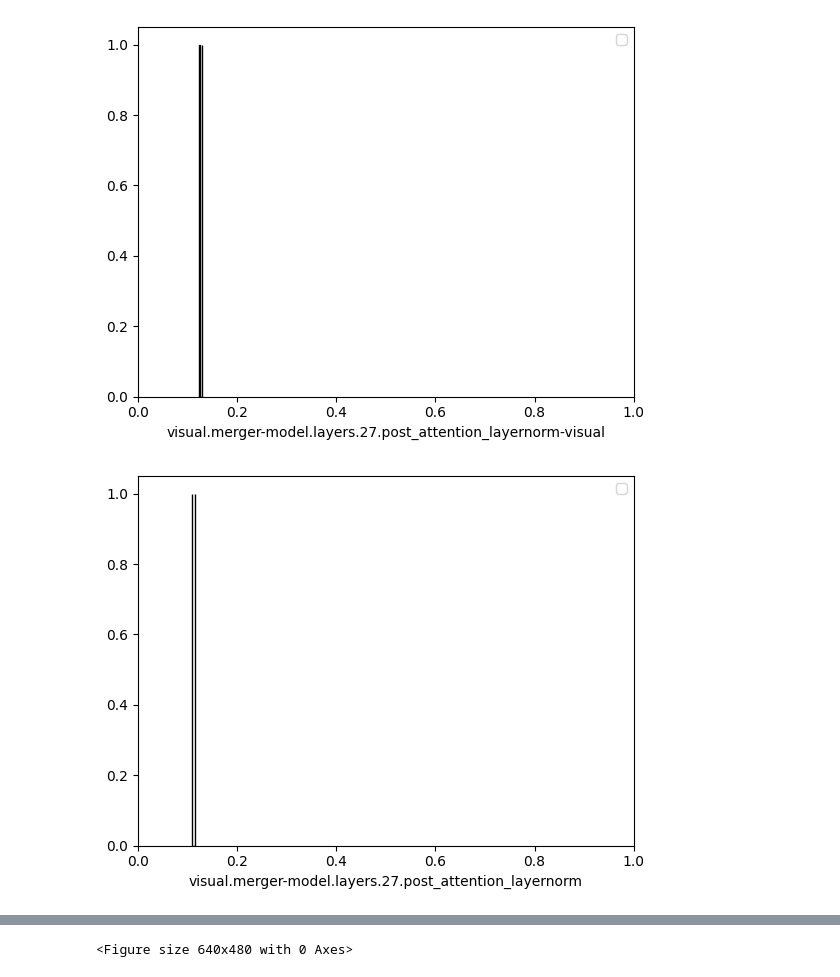
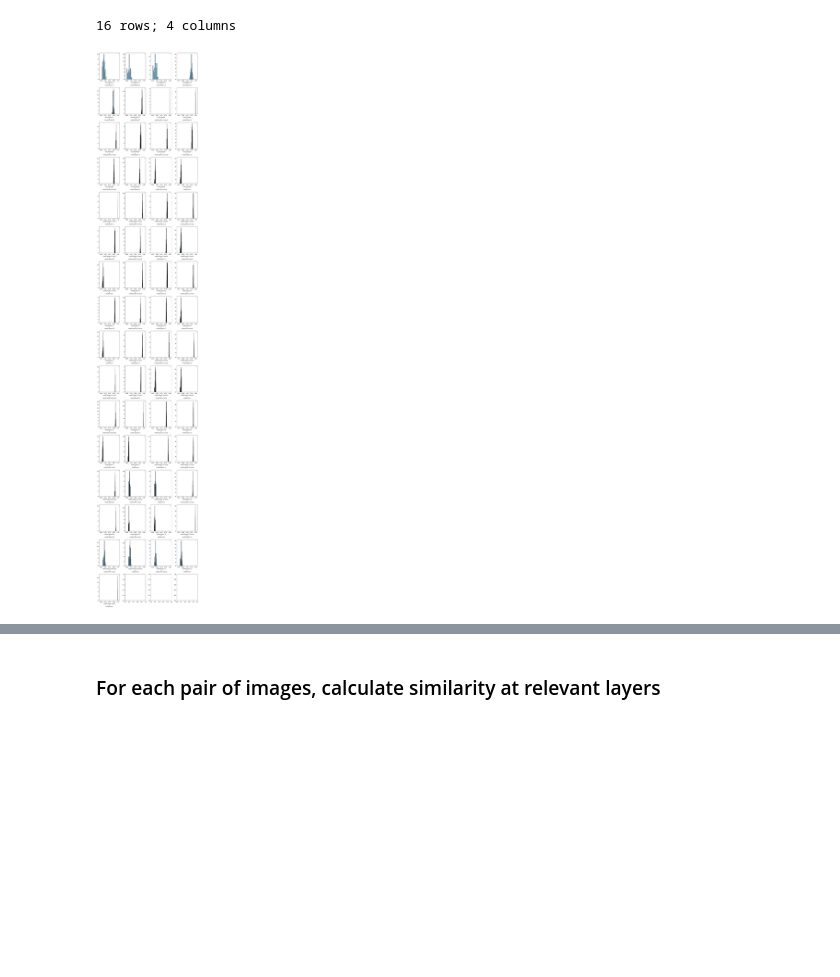
Before and after one commit to allisonchen23/vlm-lens, a Jupyter notebook: notebooks/get_representations.ipynb, the cells around one changed output, grey strips where cells are left out. Cells and saved outputs as stored; diff of their text form; code cells hidden in the pictures; blank space fills up the shorter version.

```diff
--- a/notebooks/get_representations.ipynb
+++ b/notebooks/get_representations.ipynb
@@ -180,6 +119,4 @@ visual_embs, n_visual_embs = db_utils.extract_visual_embeddings(
 # %%
-print(config.modules)
-
 module_names = []
 module_embeddings = []
 # Get input_ids
@@ -187,22 +124,24 @@ input_ids = db_utils.get_embeddings_by_layer(
     db_path=db_path,
     layer_name="input_ids",
     device="cuda")
-input_ids = db_utils.unwrap_embeddings(input_ids)
+input_ids, input_ids_same_shapes = db_utils.unwrap_embeddings(input_ids)
 
+# Get embeddings for each layer
 for module in config.modules:
     module_name = module.pattern
     module_embedding = db_utils.get_embeddings_by_layer(
         db_path=db_path,
         layer_name=module.pattern
     )
-    module_embedding = db_utils.unwrap_embeddings(module_embedding)
+    module_embedding, module_embedding_same_shapes = db_utils.unwrap_embeddings(module_embedding)
 
     # Compute mean embedding of visual tokens only (if applicable)
     if module_name.startswith("model."):
         module_visual_embedding, n_visual_tokens = db_utils.extract_visual_embeddings(
             input_ids=input_ids,
             llm_embeddings=module_embedding,
-            image_token_id=IMAGE_TOKEN_IDS[config.architecture]
+            image_token_id=IMAGE_TOKEN_IDS[config.architecture],
+            same_shapes=module_embedding_same_shapes
         )
         # Calculate mean embedding
         visual_mean_embeddings = db_utils.compute_mean_embeddings(
@@ -218,11 +157,12 @@ for module in config.modules:
     module_names.append(module_name)
     module_embeddings.append(mean_embeddings)
 
-# TODO: for each unique layer in DB (or is this saved in model.config?), get the embedding representations
-# TODO: Create similarity matrix for each pair of layers (averaged over (B * (B-1) / 2)), and save a visual representation
-
+print("Layers:")
+for layer in module_names:
+    print("\t{}".format(layer))
 n_modules = len(module_names)
 
+# Compare embeddings across each pair of layers
 comparison_names = []
 cosine_sims = []
 for i in range(n_modules - 1):
@@ -241,6 +181,6 @@ for i in range(n_modules - 1):
         # Only want diagonal because that is comparing same image to same image
         cosine_sim = np.diag(cosine_sim)
 
-        comparison_names.append("{}-{}".format(name_i, name_j))
+        comparison_names.append("{}\n\/\n{}".format(name_i, name_j))
         cosine_sims.append(cosine_sim)
 # %% [output]
@@ -258,18 +203,41 @@ matrices
 # %%
+# Graph histograms of similarity scores for each pair of layers
 n_graphs = len(comparison_names)
-# fig, axes = plt.subplots(1, 3)
+n_cols = 4
+n_rows = n_graphs // n_cols + 1
+print("{} rows; {} columns".format(n_rows, n_cols))
+fig, axes = plt.subplots(n_rows, n_cols, figsize=(3 * n_cols, 4 * n_rows))
 
-for idx in range(n_graphs):
-    # ax = axes[idx]
-    comparison_name = comparison_names[idx]
-    cosine_sim = cosine_sims[idx]
+graph_idx = 0
+# for idx in range(n_graphs):
+for row_idx in range(n_rows):
+    if graph_idx >= n_graphs:
+        break
+    for col_idx in range(n_cols):
+        if graph_idx >= n_graphs:
+            break
+        if n_rows > 1:
+            ax = axes[row_idx][col_idx]
+        else:
+            ax = axes[col_idx]
+        comparison_name = comparison_names[graph_idx]
+        cosine_sim = cosine_sims[graph_idx]
 
-    visualizations.histogram(
-        data=cosine_sim,
-        xlim=[0, 1],
-        xlabel=comparison_name,
-        show=True
-    )
+        fig, ax, _ = visualizations.histogram(
+            data=cosine_sim,
+            fig=fig,
+            ax=ax,
+            xlim=[-0.1, 1.1],
+            xlabel=comparison_name,
+            show=False
+        )
+        if n_rows > 1:
+            axes[row_idx][col_idx] = ax
+        else:
+            axes[col_idx] = ax
+        graph_idx += 1
+plt.tight_layout()
+plt.show()
 # %% [output]
+16 rows; 4 columns
-[figure, old version]
+[figure, new version]
-[figure, removed]
@@ -284 +244,2 @@ for idx in range(n_graphs):
-<Figure size 640x480 with 0 Axes>
+# %% [markdown]
+### For each pair of images, calculate similarity at relevant layers
```
Also changed, not shown: parts of 19 cells of this notebook, 6 other files.
